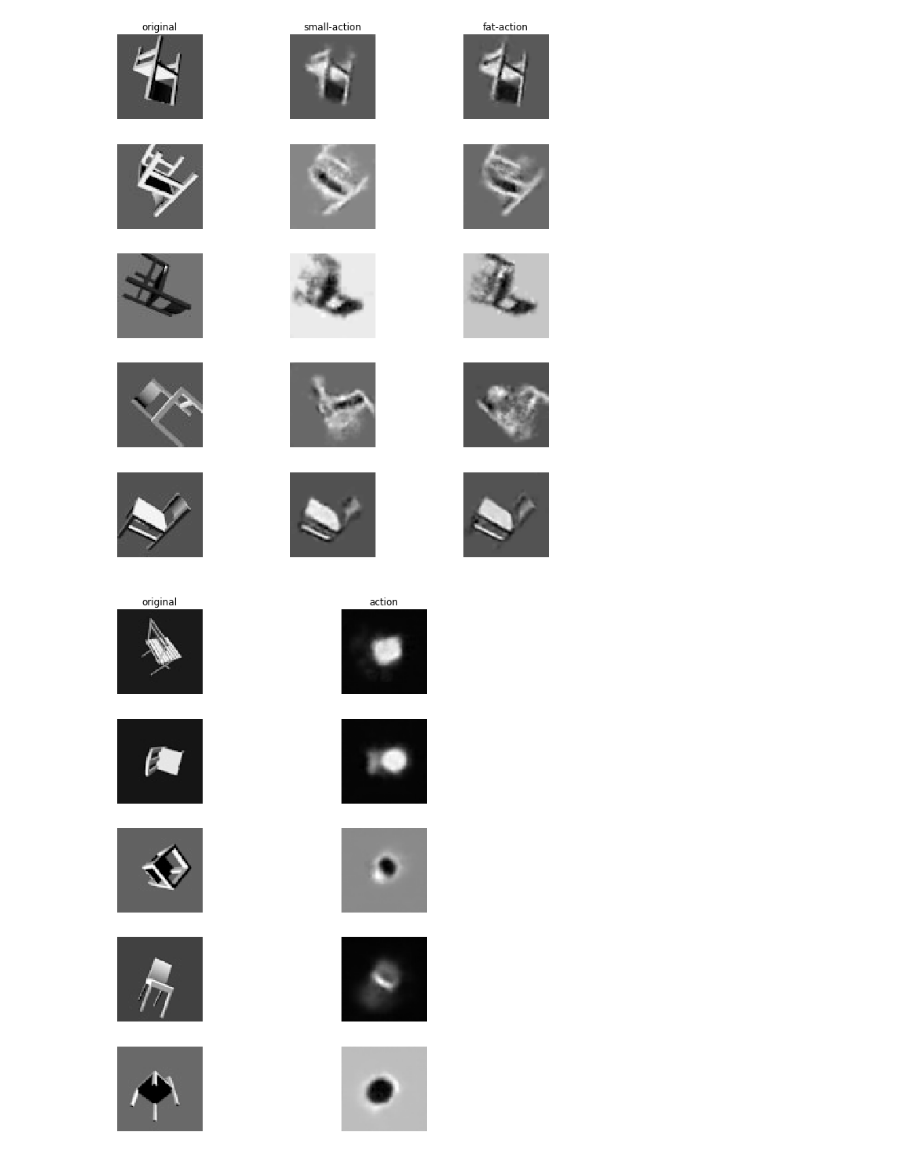
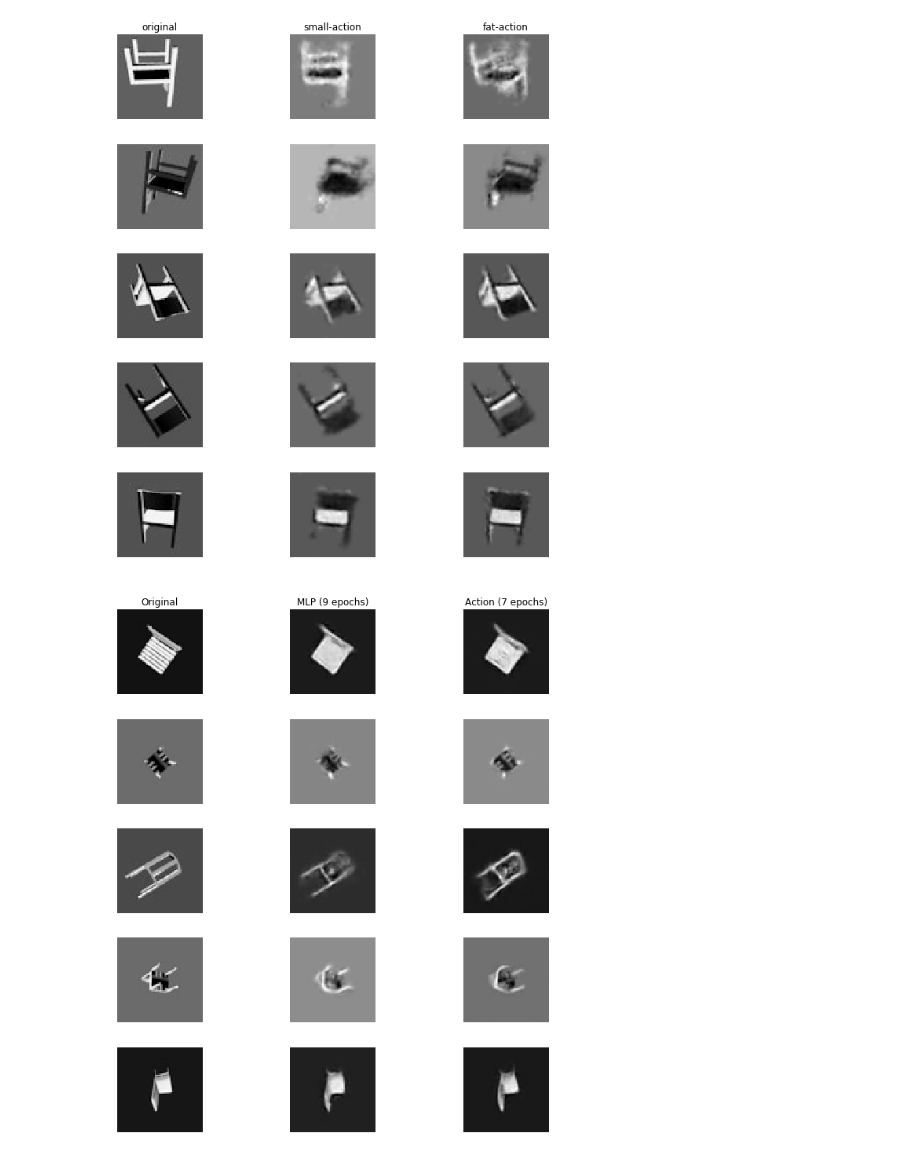
Before and after one commit to pimdh/lie-vae, a Jupyter notebook: supervised_interpolation.ipynb, the cells around one changed output. Drawn from its saved outputs; the diff is of its cells as text; code cells hidden in the pictures.

Commit message:
Chair visualisations

```diff
--- a/supervised_interpolation.ipynb
+++ b/supervised_interpolation.ipynb
@@ -85,13 +84,13 @@ plot_output(mlp_outputs, 'MLP')
 # %%
-dataset = ShapeDataset('./shapes')
+dataset = ShapeDataset('data/chairs/single/')
 idxs = np.random.choice(len(dataset), size=5, replace=False)
-images = torch.stack([dataset[i][1] for i in idxs], 0)
-reconstructions = action_net(action_net_enc(images))
-reconstructions_fat = action_net_fat(action_net_enc_fat(images))
+images = torch.stack([dataset[i][2] for i in idxs], 0)
+reconstructions = action_net(action_net_enc(images)[0])
+reconstructions_fat = action_net_fat(action_net_enc_fat(images)[0])
 
 plot_reconstructions([images, reconstructions, reconstructions_fat],
                      ['original', 'small-action', 'fat-action'])
 # %% [output]
-[figure, old version]
+[figure, new version]
 # %%
 multi_dataset = SelectedDataset()
@@ -103,14 +97,30 @@ multi_action_enc.load_state_dict(torch.load('multi_outputs/ae-action/action_3_en
+# %%
+# multi_action_dec = ActionNet(3, single_id=False)
+# multi_action_dec.load_state_dict(torch.load('multi_outputs/ae-action/action_4.pickle'))
+# multi_action_enc = Encoder(id_dims=10)
+# multi_action_enc.load_state_dict(torch.load('multi_outputs/ae-action/action_4_enc.pickle'))
+
+multi_action_dec_fat = ActionNet(6, single_id=False, deconv_hidden=200, id_dims=30)
+multi_action_dec_fat.load_state_dict(torch.load('multi_outputs/ae-action-fat/action_7.pickle'))
+multi_action_enc_fat = Encoder(id_dims=30)
+multi_action_enc_fat.load_state_dict(torch.load('multi_outputs/ae-action-fat/action_7_enc.pickle'))
+
+
+multi_mlp_dec = MLPNet(3, single_id=False, deconv_hidden=200, id_dims=30)
+multi_mlp_dec.load_state_dict(torch.load('multi_outputs/ae-mlp/mlp_9.pickle'))
+multi_mlp_enc = Encoder(id_dims=30)
+multi_mlp_enc.load_state_dict(torch.load('multi_outputs/ae-mlp/mlp_9_enc.pickle'))
 # %%
 idxs = np.random.choice(len(multi_dataset), size=5, replace=False)
 id_label, rot_label, img_label = zip(*[multi_dataset[i] for i in idxs])
 id_label = torch.tensor(id_label, dtype=torch.long)
 rot_label = torch.stack(rot_label, 0)
 img_label = torch.stack(img_label, 0)
 
-code = multi_action_enc(img_label)
-reconstructions = multi_action_dec(*code)
+action_rec = multi_action_dec_fat(*multi_action_enc_fat(img_label))
+mlp_rec = multi_mlp_dec(*multi_mlp_enc(img_label))
 
-plot_reconstructions([img_label, reconstructions],
-                     ['original', 'action'])
+plot_reconstructions([img_label, mlp_rec, action_rec],
+                     ['Original', 'MLP (9 epochs)', 'Action (7 epochs)'])
 # %% [output]
-[figure, old version]
+[figure, new version]
```
Also changed, not shown: parts of 5 cells of this notebook.
